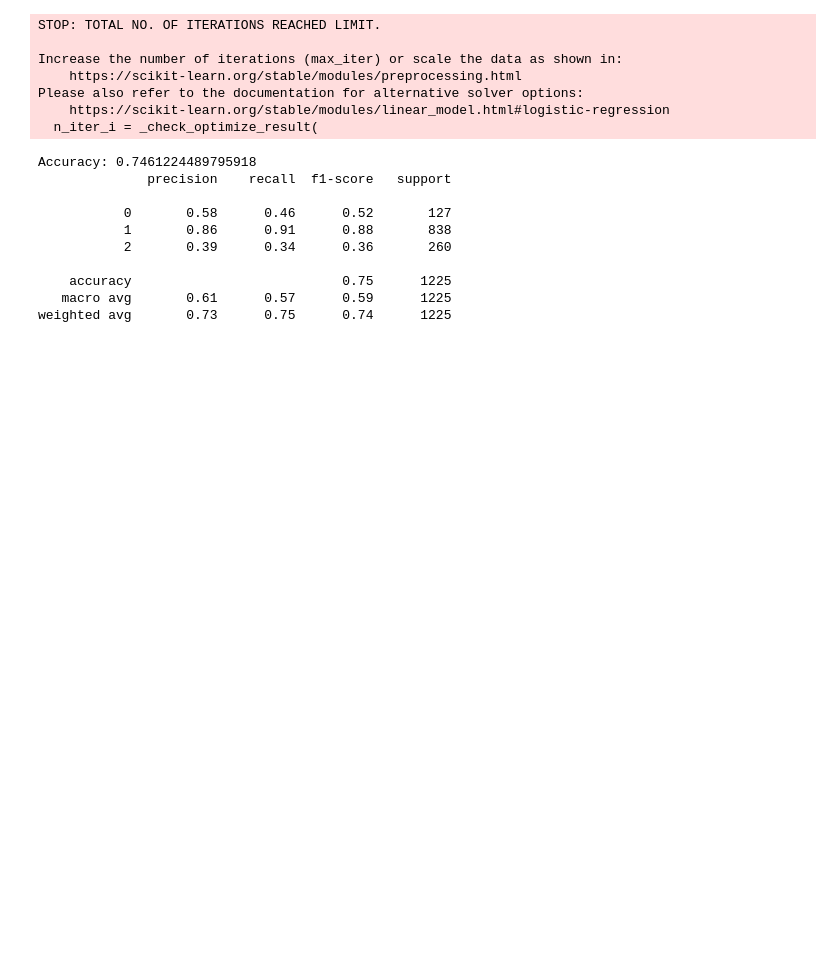
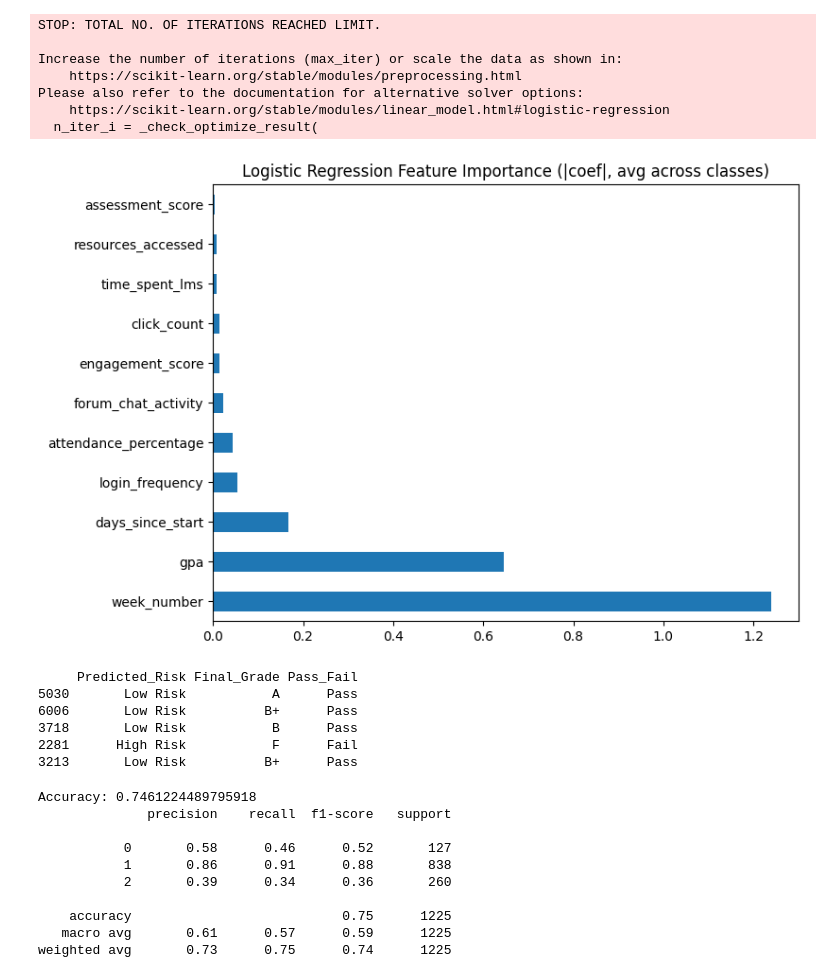
Before and after one commit to KSaubhagya/Prediction-Module, a Jupyter notebook: Risk_Prediction.ipynb, the cells around one changed output. Drawn from its saved outputs; the diff is of its cells as text; code cells hidden in the pictures; blank space fills up the shorter version.

```diff
--- a/Risk_Prediction.ipynb
+++ b/Risk_Prediction.ipynb
@@ -330,6 +330,31 @@ Increase the number of iterations (max_iter) or scale the data as shown in:
 Please also refer to the documentation for alternative solver options:
     https://scikit-learn.org/stable/modules/linear_model.html#logistic-regression
   n_iter_i = _check_optimize_result(
+# %%
+# Logistic Regression "importance" via coefficient magnitude (averaged across classes)
+lr_importance = pd.Series(
+    np.abs(lr.coef_).mean(axis=0),
+    index=features
+).sort_values(ascending=False)
+
+lr_importance.plot(kind="barh", figsize=(8,6))
+plt.title("Logistic Regression Feature Importance (|coef|, avg across classes)")
+plt.show()
+# %% [output]
+[figure, added]
+# %%
+results_lr = X_test.copy()
+results_lr["Predicted_Risk"] = le.inverse_transform(pred_lr)
+results_lr["Final_Grade"] = df.loc[X_test.index, "final_grade"].values
+results_lr["Pass_Fail"] = df.loc[X_test.index, "pass_fail_status"].values
+print(results_lr[["Predicted_Risk", "Final_Grade", "Pass_Fail"]].head())
+# %% [output]
+     Predicted_Risk Final_Grade Pass_Fail
+5030       Low Risk           A      Pass
+6006       Low Risk          B+      Pass
+3718       Low Risk           B      Pass
+2281      High Risk           F      Fail
+3213       Low Risk          B+      Pass
 # %%
 #Random Forest
 from sklearn.ensemble import RandomForestClassifier
```
Also changed, not shown: parts of 7 cells of this notebook.
